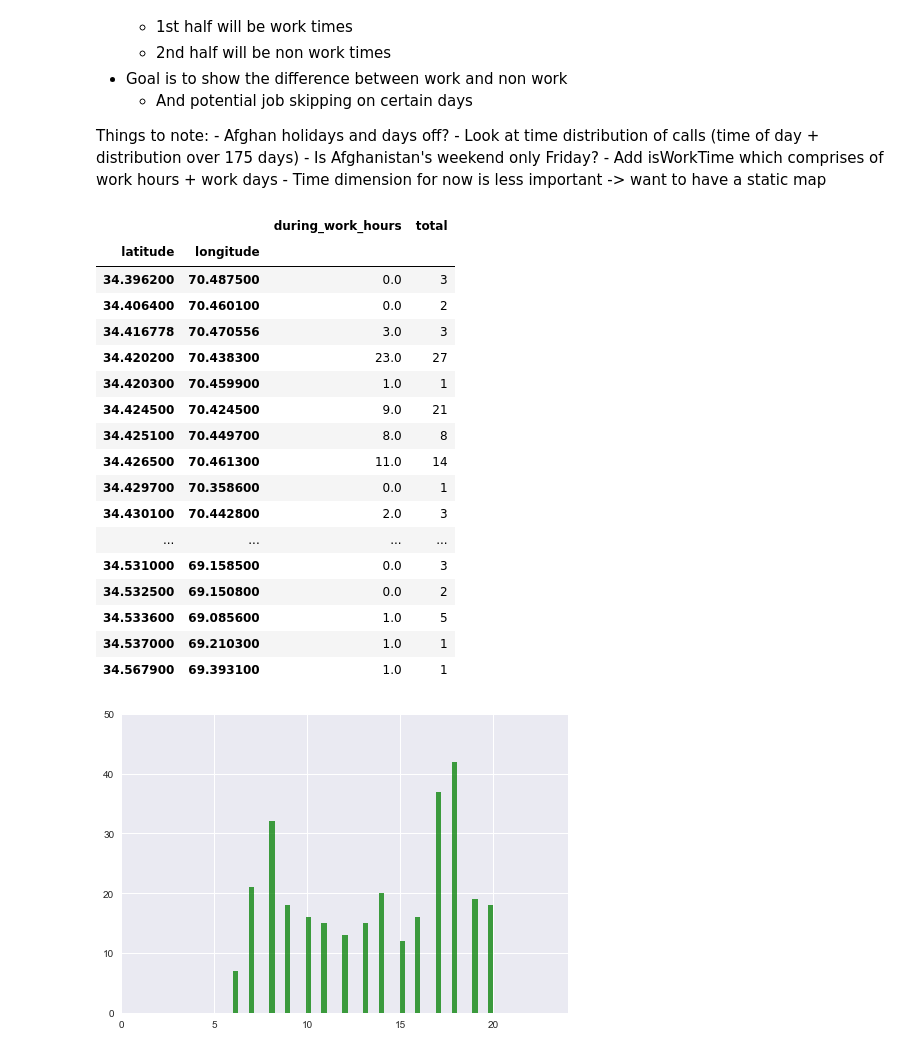
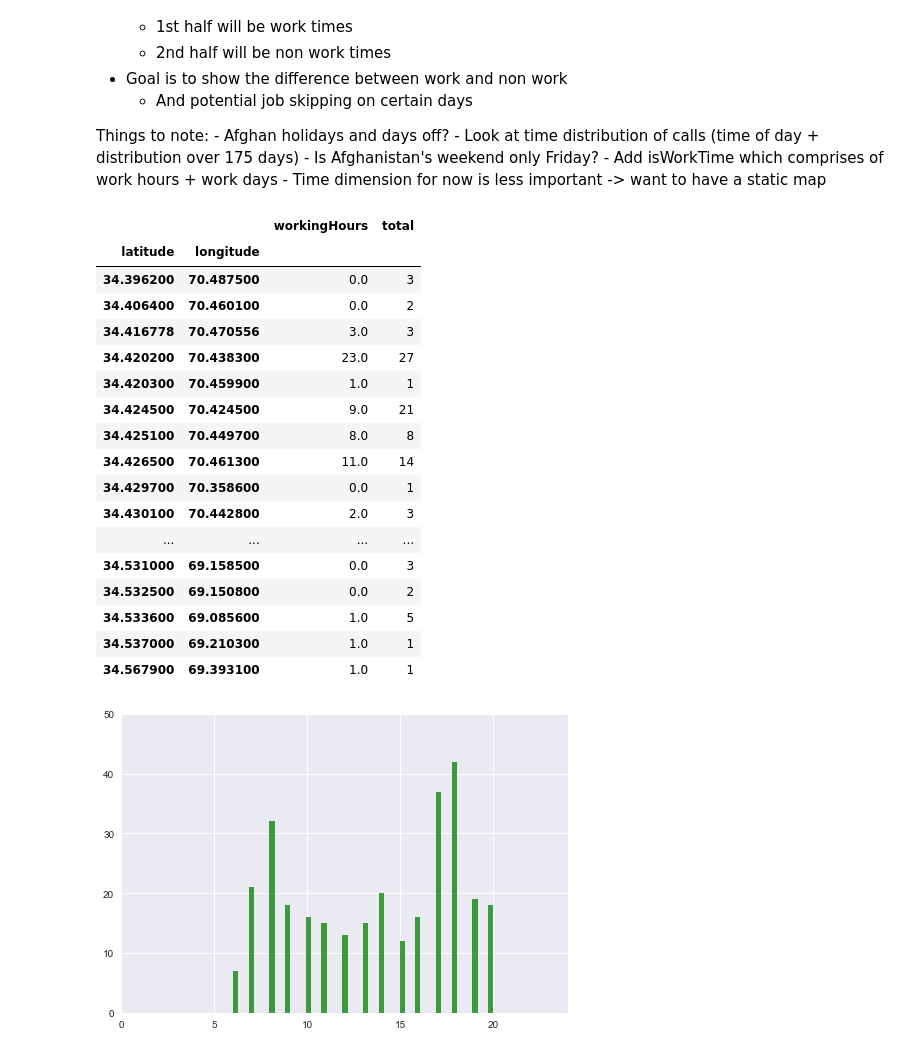
Before and after one commit to lelandlee/Afghanistan_Teacher_CDR, a Jupyter notebook: Analysis.ipynb, the cells around one changed output. Drawn from its saved outputs; the diff is of its cells as text; code cells hidden in the pictures.

```diff
--- a/Analysis.ipynb
+++ b/Analysis.ipynb
@@ -67,18 +67,18 @@ Things to note:
 # %%
 # 26 cells towers in the area
 # `work_hours_count` is the number of instances when the subject made a call at a cell tower during work hours + days
 # `total` is the total number of calls at a given cell tower
 coordData = caller.groupby(['latitude', 'longitude']).count()
 
 coordData.add_suffix('_count').reset_index()
-coordData['during_work_hours'] = caller.groupby(['latitude', 'longitude']).sum()['work_hours']
+coordData['workingHours'] = caller.groupby(['latitude', 'longitude']).sum()['work_hours']
 coordData['total'] = caller.groupby(['latitude', 'longitude']).count()['hour']
 
-coordData = coordData[['during_work_hours', 'total']]
+coordData = coordData[['workingHours', 'total']]
 coordData.to_csv('coordinate_data.csv', encoding='utf-8')
 coordData
 # %% [output]
-|  |  | during_work_hours | total |
+|  |  | workingHours | total |
 | latitude | longitude |  |  |
 | 34.396200 | 70.487500 | 0.0 | 3 |
 | 34.406400 | 70.460100 | 0.0 | 2 |
```
Also changed, not shown: parts of 1 cell of this notebook, 18 other files.
